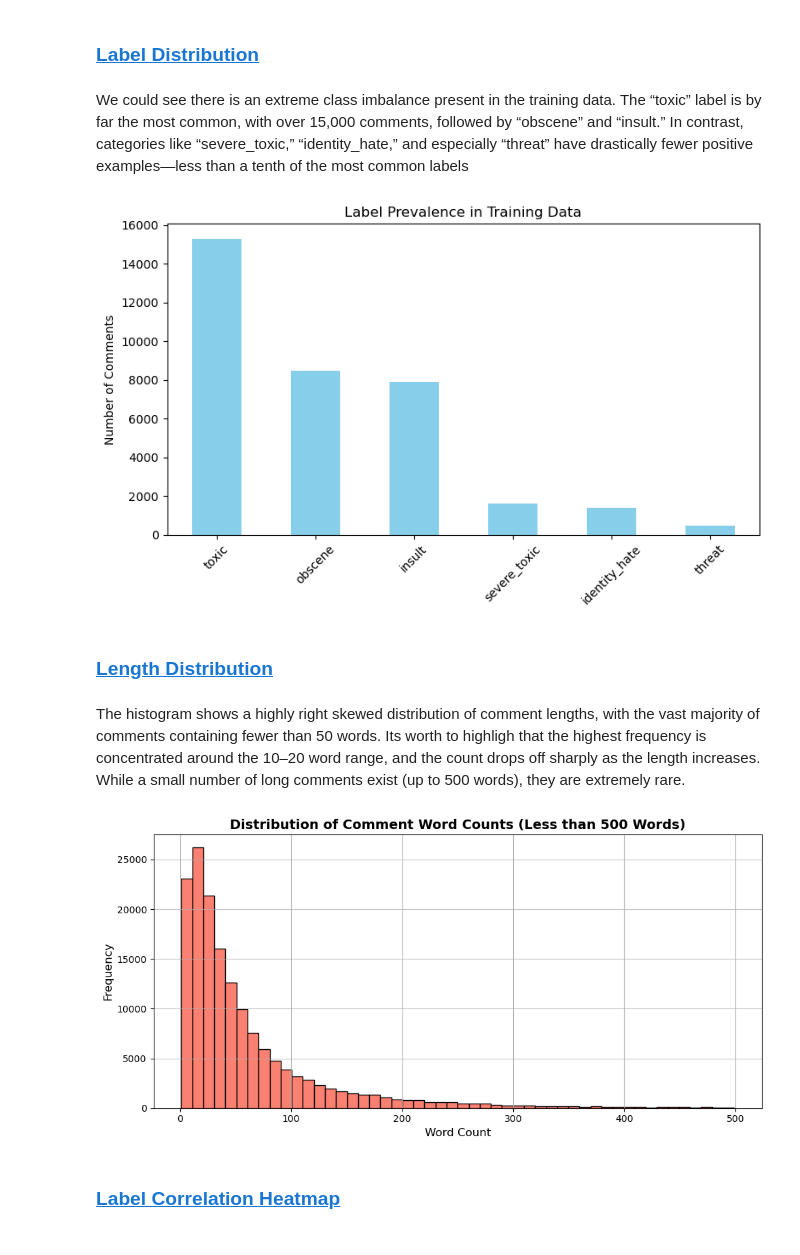
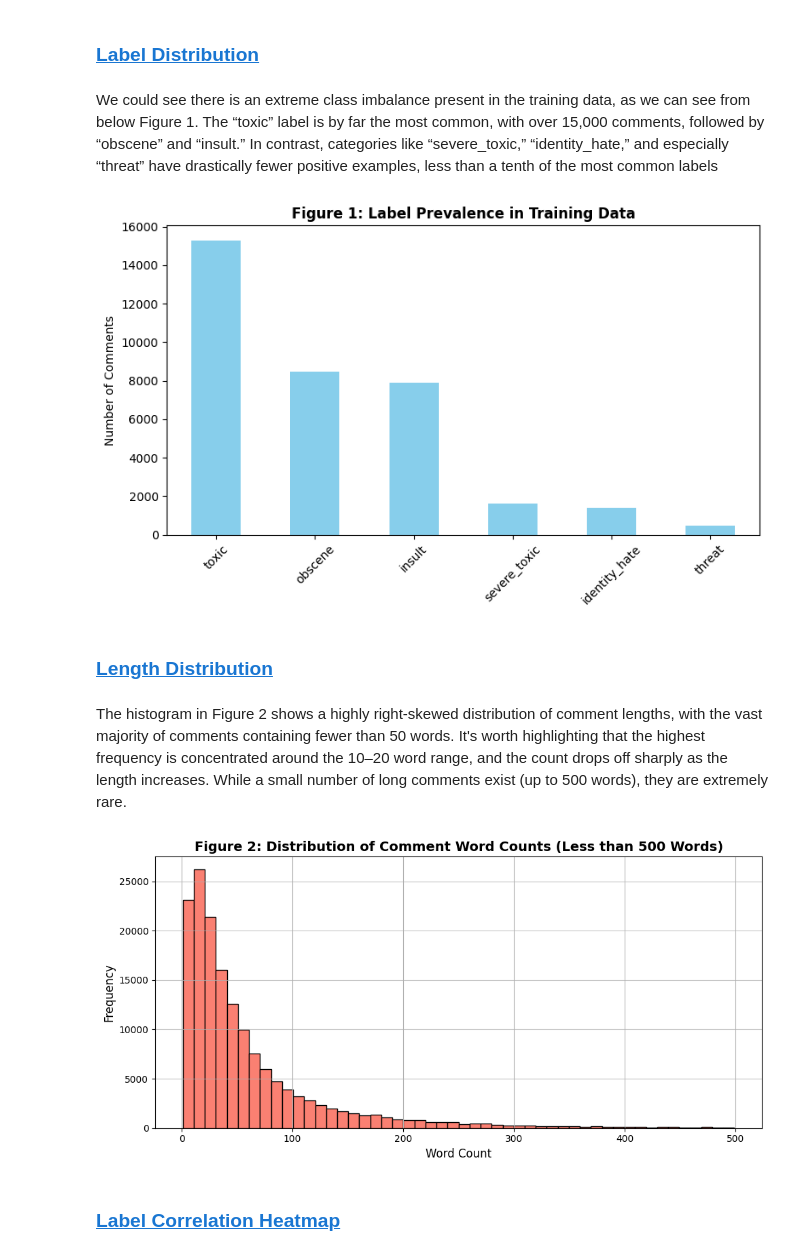
Before and after one commit to Lucchh/Multilingual-Toxic-Comment-Classification, a Jupyter notebook: milestone4.ipynb, the cells around one changed output. Cells and saved outputs as stored; diff of their text form; code cells hidden in the pictures.

Commit message:
bold

```diff
--- a/milestone4.ipynb
+++ b/milestone4.ipynb
@@ -112,23 +107,23 @@ dtype: int64
 # %% [markdown]
 ### <a id='toc1_2_1_'></a>[Label Distribution](#toc0_)
 # %% [markdown]
-We could see there is an extreme class imbalance present in the training data. The “toxic” label is by far the most common, with over 15,000 comments, followed by “obscene” and “insult.” In contrast, categories like “severe_toxic,” “identity_hate,” and especially “threat” have drastically fewer positive examples—less than a tenth of the most common labels
+We could see there is an extreme class imbalance present in the training data, as we can see from below Figure 1. The “toxic” label is by far the most common, with over 15,000 comments, followed by “obscene” and “insult.” In contrast, categories like “severe_toxic,” “identity_hate,” and especially “threat” have drastically fewer positive examples, less than a tenth of the most common labels
 # %%
 label_cols = ['toxic', 'severe_toxic', 'obscene', 'threat', 'insult', 'identity_hate']
 label_counts = train_df[label_cols].sum().sort_values(ascending=False)
 plt.figure(figsize=(8,5))
 label_counts.plot(kind='bar', color='skyblue')
-plt.title('Label Prevalence in Training Data')
+plt.title('Figure 1: Label Prevalence in Training Data', fontweight='bold')
 plt.ylabel('Number of Comments')
 plt.xticks(rotation=45)
 plt.tight_layout()
 plt.show()
 # %% [output]
-[figure, old version]
+[figure, new version]
 # %% [markdown]
 ### <a id='toc1_2_2_'></a>[Length Distribution](#toc0_)
 # %% [markdown]
-The histogram shows a highly right skewed distribution of comment lengths, with the vast majority of comments containing fewer than 50 words. Its worth to highligh that the highest frequency is concentrated around the 10–20 word range, and the count drops off sharply as the length increases. While a small number of long comments exist (up to 500 words), they are extremely rare.
+The histogram in Figure 2 shows a highly right-skewed distribution of comment lengths, with the vast majority of comments containing fewer than 50 words. It's worth highlighting that the highest frequency is concentrated around the 10–20 word range, and the count drops off sharply as the length increases. While a small number of long comments exist (up to 500 words), they are extremely rare.
 # %%
 #word count
 train_df['word_count'] = train_df['comment_text'].apply(lambda x: len(str(x).split()))
@@ -136,7 +131,7 @@ train_df['word_count'] = train_df['comment_text'].apply(lambda x: len(str(x).spl
 # word count <500
 plt.figure(figsize=(10, 5))
 train_df[train_df['word_count'] < 500]['word_count'].hist(bins=50, color='salmon', edgecolor='black')
-plt.title('Distribution of Comment Word Counts (Less than 500 Words)', fontsize=14, fontweight='bold')
+plt.title('Figure 2: Distribution of Comment Word Counts (Less than 500 Words)', fontsize=14, fontweight='bold')
 plt.xlabel('Word Count', fontsize=12)
 plt.ylabel('Frequency', fontsize=12)
 plt.grid(axis='y', alpha=0.75)
@@ -145,7 +140,7 @@ plt.yticks(fontsize=10)
 plt.tight_layout()
 plt.show()
 # %% [output]
-[figure, old version]
+[figure, new version]
 # %% [markdown]
 ### <a id='toc1_2_3_'></a>[Label Correlation Heatmap](#toc0_)
 # %% [markdown]
```
Also changed, not shown: parts of 14 cells of this notebook.
